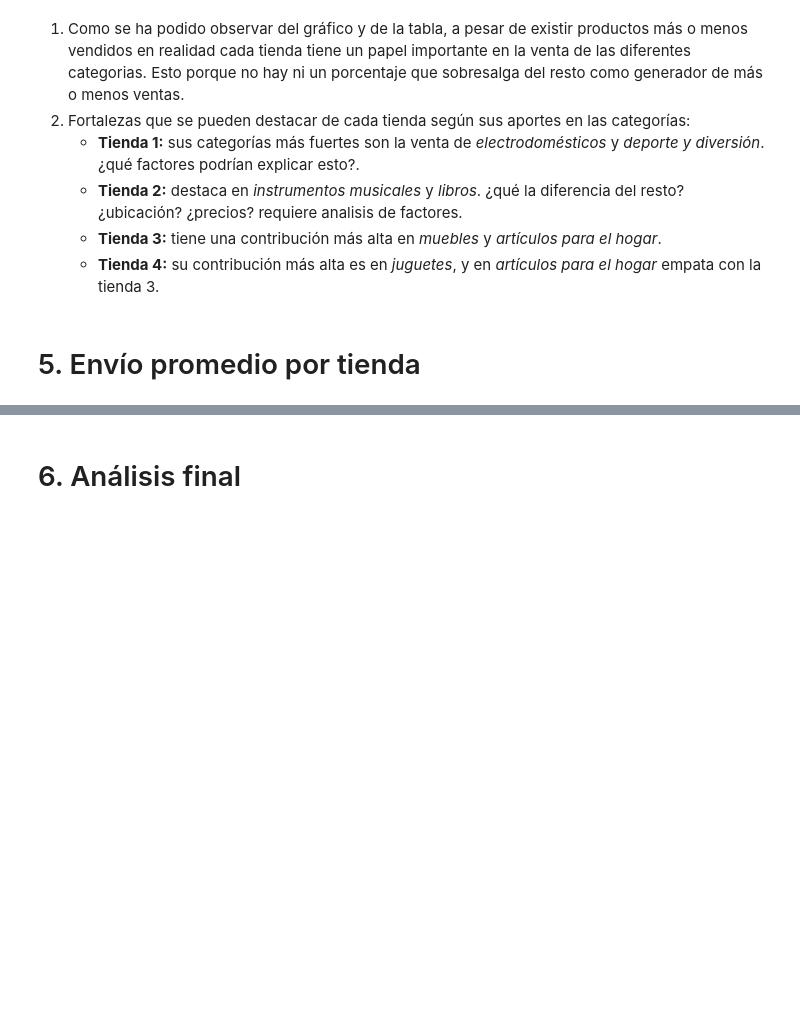
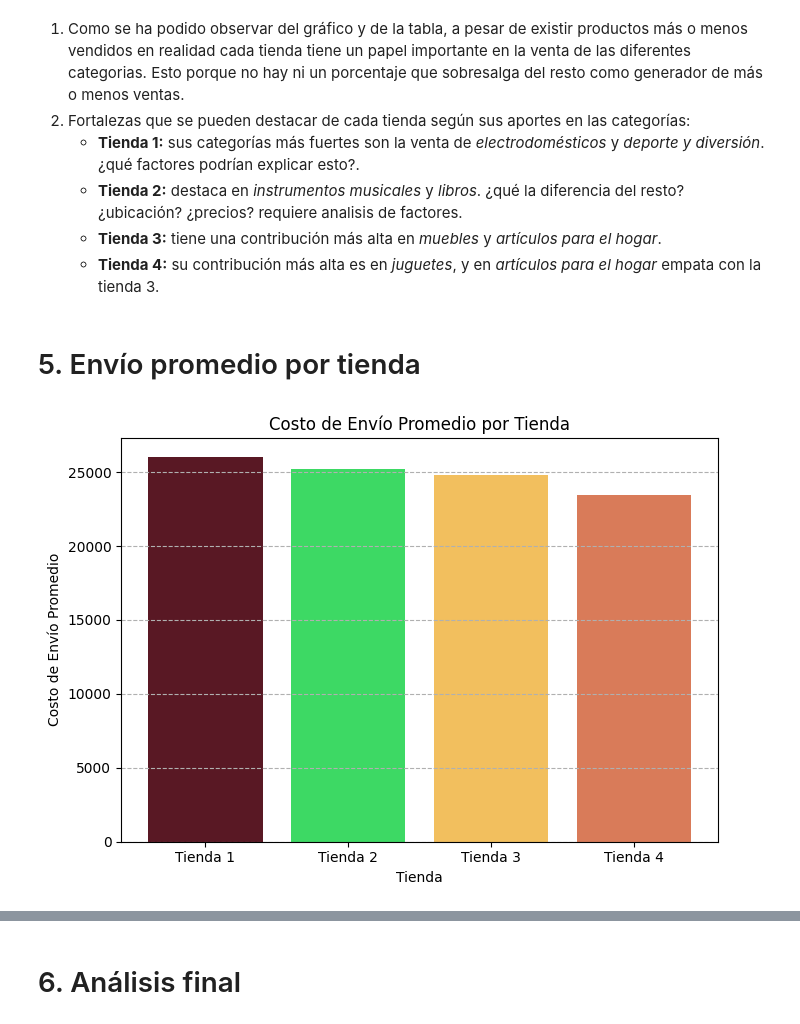
Before and after one commit to Karen-13C/Challenge_Modelado_de_datos_con_Python, a Jupyter notebook: AluraStoreLatam.ipynb, the cells around one changed output, grey strips where cells are left out. Saved outputs shown, nothing was run; the diff lists cells and outputs as text; code cells hidden in the pictures; blank space fills up the shorter version.

Commit message:
Envio promedio por tienda

```diff
--- a/AluraStoreLatam.ipynb
+++ b/AluraStoreLatam.ipynb
@@ -581,3 +558,24 @@ tabla_formateada_ordenada
     * **Tienda 4:** su contribución más alta es en *juguetes*, y en *artículos para el hogar* empata con la tienda 3.
 # %% [markdown]
 # 5. Envío promedio por tienda
+# %%
+tiendas_dfs = {'Tienda 1': tienda1, 'Tienda 2': tienda2, 'Tienda 3': tienda3, 'Tienda 4': tienda4}
+envio_promedio_por_tienda = {}
+
+for nombre_tienda, df_tienda in tiendas_dfs.items():
+    envio_promedio = df_tienda['Costo de envío'].mean()
+    envio_promedio_por_tienda[nombre_tienda] = envio_promedio
+
+nombres_tiendas = list(envio_promedio_por_tienda.keys())
+promedios_envio = list(envio_promedio_por_tienda.values())
+
+plt.figure(figsize=(7, 5))
+plt.bar(nombres_tiendas, promedios_envio, color=['#591824', '#3DD964', '#F2BF5E', '#D97B59'])
+plt.xlabel('Tienda')
+plt.ylabel('Costo de Envío Promedio')
+plt.title('Costo de Envío Promedio por Tienda')
+plt.grid(axis='y', linestyle='--')
+plt.tight_layout()
+plt.show()
+# %% [output]
+[figure, added]
```
Also changed, not shown: parts of 19 cells of this notebook.
